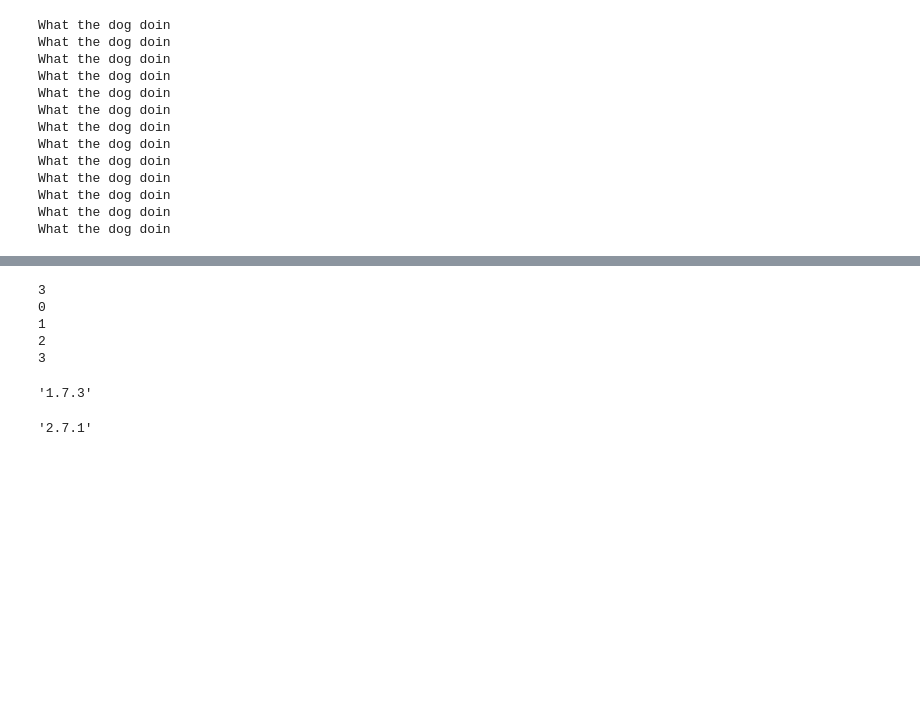
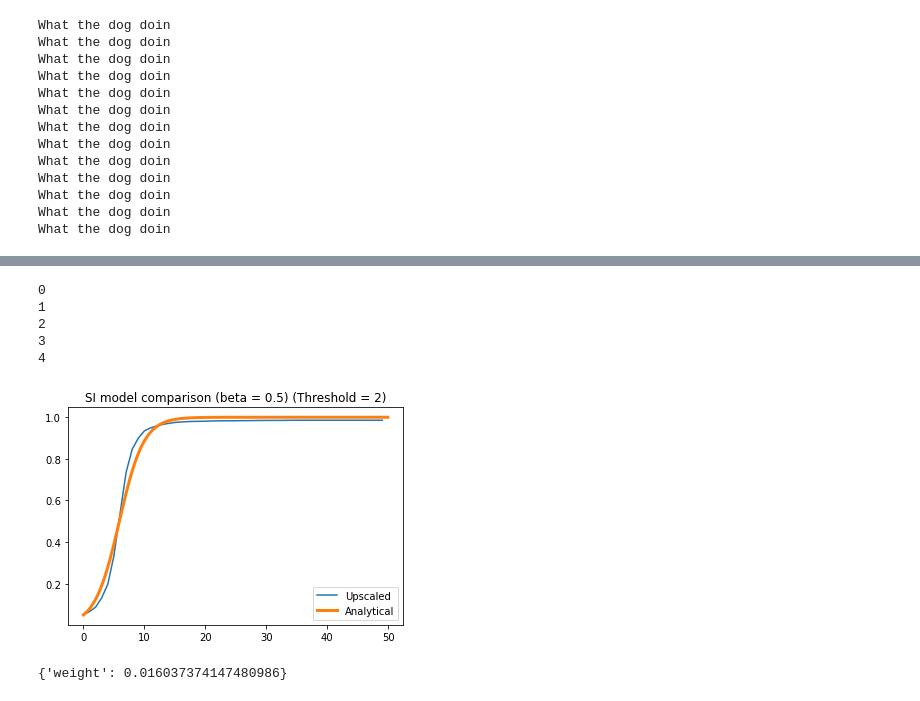
Before and after one commit to Dellapino/MSci-Project, a Jupyter notebook: testing network scaling.ipynb, the cells around one changed output, grey strips where cells are left out. Drawn from its saved outputs; the diff is of its cells as text; code cells hidden in the pictures; blank space fills up the shorter version.

```diff
--- a/testing network scaling.ipynb
+++ b/testing network scaling.ipynb
@@ -301,26 +327,48 @@ plt.show()
-# %%
-a =[1, 2, 3, 0]
-b = a.index(min(a))
-print(b)
-
-a[2:]
-
-
-for i, A in enumerate(a):
-    print(i)
-# %% [output]
-3
-0
-1
-2
-3
-# %%
-import scipy as sp
-sp.__version__
-# %% [output]
-'1.7.3'
-# %%
-import networkx as nx
-nx.__version__
-# %% [output]
-'2.7.1'
+# %%
+# This is a very nice thing
+
+import SI_model_nx as sinx
+
+simulation_params = {}
+simulation_params['Time'] = 50
+simulation_params['Initial'] = 0.05
+simulation_params['Beta'] = 0.5
+simulation_params['Runs'] = 5
+simulation_params['Threshold'] = 2
+simulation_params['Increment'] = 0.1
+
+def SI_comparison(G, params, name = 'Placeholder'):
+    plt.figure()
+    sim_activity = sinx.smooth(G, params['Initial'], params['Threshold'], params['Time'], params['Runs'], params['Beta'])
+    sim_time = np.arange(0, params['Time'], 1)
+    plt.plot(sim_time, sim_activity, label = name)
+
+    analytic_time = np.arange(0, params['Time'], params['Increment'])
+    const = sinx.integration_const(params['Initial'])
+    analytic_activity = sinx.analytic_sol(analytic_time, params['Beta'], const)
+    plt.plot(analytic_time, analytic_activity, linewidth = 3, label = 'Analytical')
+
+    plt.legend(loc = 'lower right')
+    plt.title('SI model comparison (beta = ' + str(params['Beta'])+ ') (Threshold = ' + str(params['Threshold']) + ')')
+    plt.show()
+
+SI_comparison(graph, simulation_params, 'Upscaled')
+
+# To note, simulation takes longer to run for higher beta, this makes sense as if
+# the infection needs to be propagated, there will be more work in updated the graph
+# can look at have multiple dictionaries / arrays for storing different parts of the
+# graph such as potential and weight to speed up operation.
+
+# We see good agreement for high beta but poor agreement below approx  beta = 0.3
+# with deviation from ODE especially prominent at early times.
+# %% [output]
+0
+1
+2
+3
+4
+[figure, added]
+# %%
+graph[0][740]
+# %% [output]
+{'weight': 0.016037374147480986}
```
Also changed, not shown: parts of 6 cells of this notebook, 5 other files.
